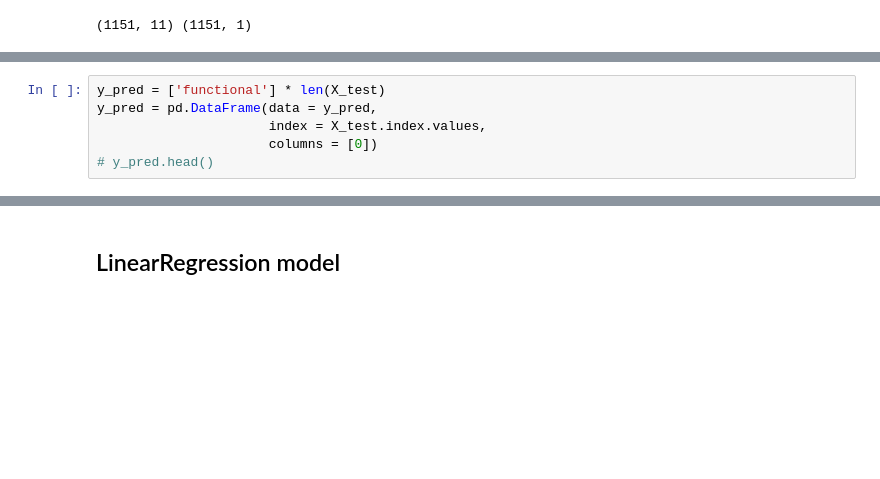
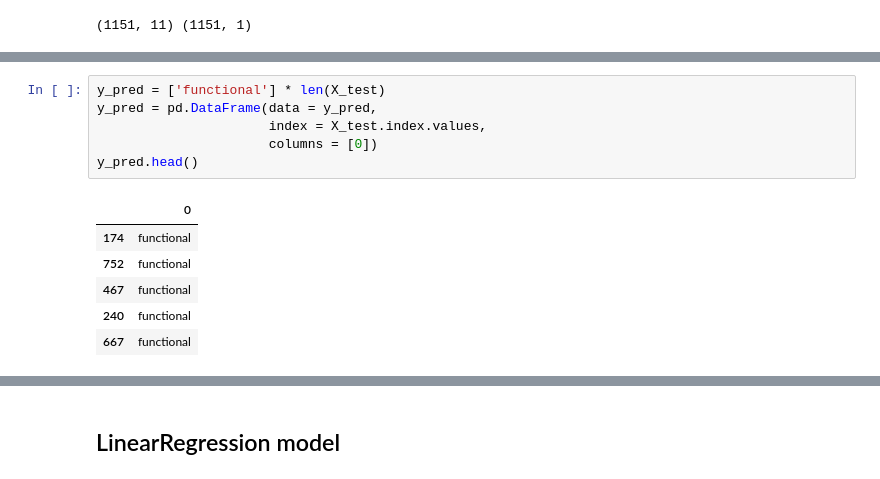
Before and after one commit to benwbarr/Transplant_Project, a Jupyter notebook: machine_learning/correct_survival.ipynb, the cells around one changed output, grey strips where cells are left out. Drawn from its saved outputs; the diff is of its cells as text; blank space fills up the shorter version.

```diff
--- a/machine_learning/correct_survival.ipynb
+++ b/machine_learning/correct_survival.ipynb
@@ -135,9 +130,16 @@ print(X_test.shape, y_test.shape)
 # %%
 y_pred = ['functional'] * len(X_test)
 y_pred = pd.DataFrame(data = y_pred,
                       index = X_test.index.values,
                       columns = [0])
-# y_pred.head()
+y_pred.head()
+# %% [output]
+|  | 0 |
+| 174 | functional |
+| 752 | functional |
+| 467 | functional |
+| 240 | functional |
+| 667 | functional |
 # %%
 # Logistic Regression classifier and score
 
```
Also changed, not shown: parts of 28 cells of this notebook, 2 other files.
